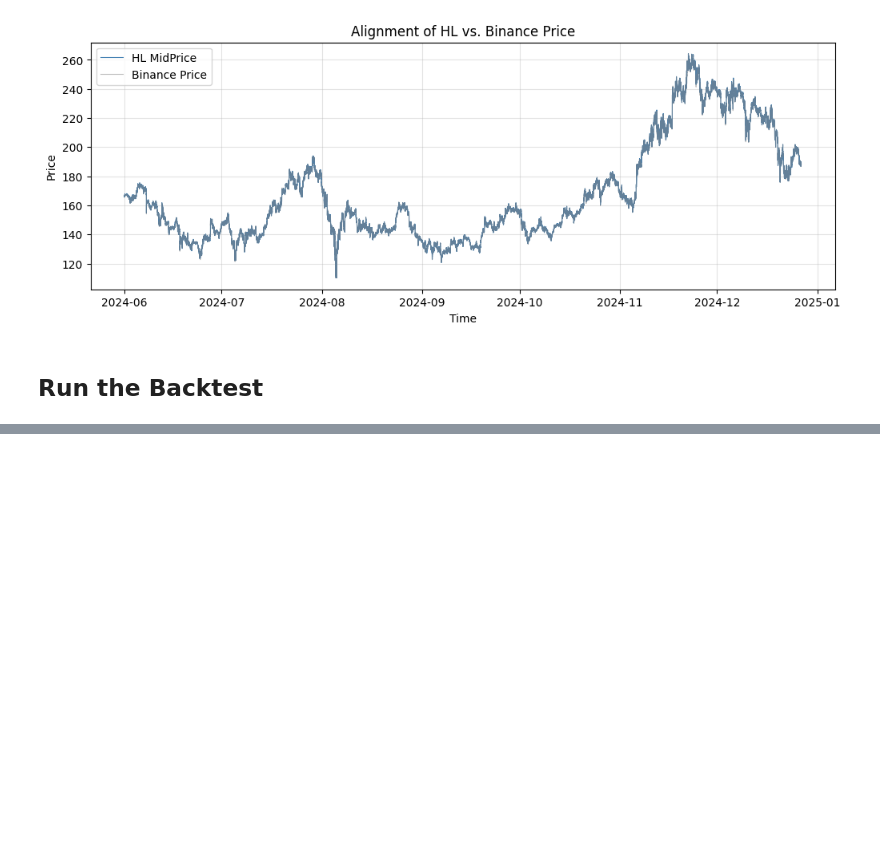
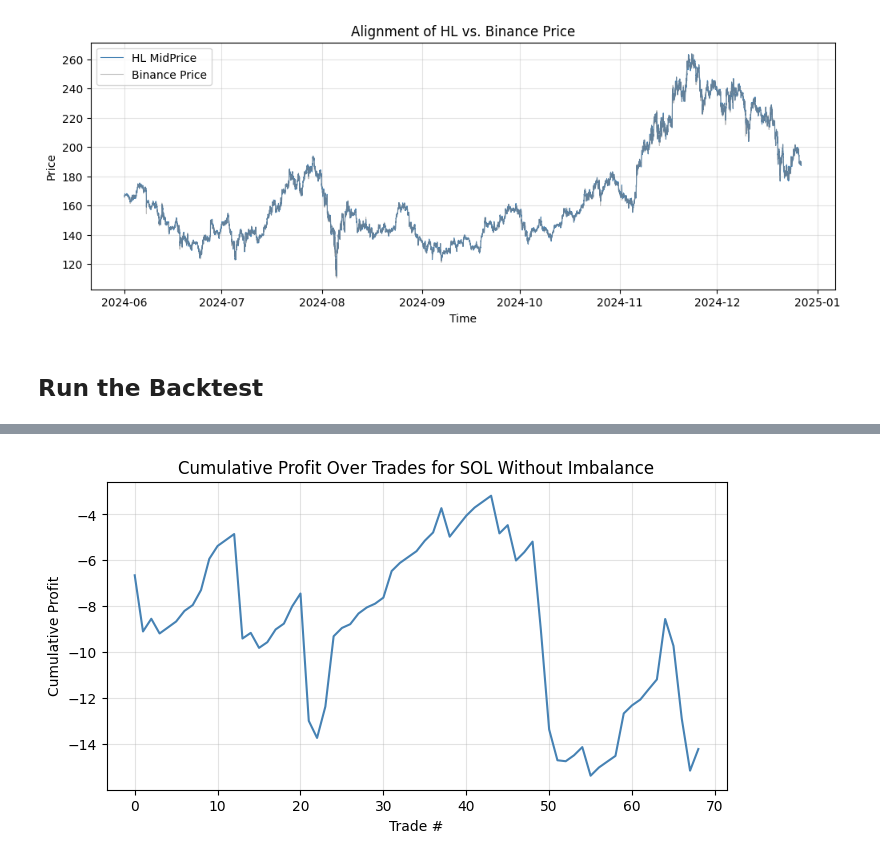
Before and after one commit to r0ffstyle/latency-arb, a Jupyter notebook: backtest_SOL.ipynb, the cells around one changed output, grey strips where cells are left out. Cells and saved outputs as stored; diff of their text form; code cells hidden in the pictures; blank space fills up the shorter version.

Commit message:
imbalance comparison

```diff
--- a/backtest_SOL.ipynb
+++ b/backtest_SOL.ipynb
@@ -631,0 +631,78 @@ Annualized Sharpe: 5.5850
+# %%
+if not sig_trades_aligned.empty and not hl_book_resampled.empty:
+    logging.info("Running backtest ...")
+
+    TAKER_FEE = 0.00003 # 0.00019
+    PROFIT_MULTIPLE = 5.0
+    CAPITAL = 10_000.0
+    logging.info(f"Running with Profit Multiple: {PROFIT_MULTIPLE} and Starting Capital: {CAPITAL}")
+    summary, results = backtest(
+        sig_trades_aligned,
+        hl_book_resampled,
+        taker_fee=TAKER_FEE,
+        profit_threshold_multiple=PROFIT_MULTIPLE,
+        capital=CAPITAL,
+        min_size=1.0,
+        max_size=10.0,
+        max_holding_period=600,
+        imb_threshold_long=1.0,
+        imb_threshold_short=-1.0
+    )
+    print("\nBacktest Summary:")
+    for k, v in summary.items():
+        if k == 'Win Rate':
+            print(f"{k}: {v:.2%}")
+        else:
+            print(f"{k}: {v:.4f}" if isinstance(v, float) else f"{k}: {v}")
+    # We store results in df_results to use in the next cell
+    if results:
+        df_results = pd.DataFrame(results)
+        df_results['cumulative_profit'] = df_results['profit'].cumsum()
+    else:
+        df_results = pd.DataFrame()
+else:
+    print("Insufficient data for backtest.")
+    summary = {}
+    df_results = pd.DataFrame()
+
+if 'df_results' in globals() and not df_results.empty:
+    # Calculate returns as a fraction of capital
+    capital = 10_000.0  # Your initial capital
+    df_results['return'] = df_results['profit'] / capital
+
+    # Calculate annualized Sharpe ratio
+    returns = df_results['return']
+    mean_return = returns.mean()
+    return_std = returns.std()
+    risk_free_rate = 0.0
+
+    if return_std > 0:
+        sharpe_ratio = (mean_return - risk_free_rate) / return_std
+        start_time = hl_book_resampled.index.min()
+        end_time = hl_book_resampled.index.max()
+        total_seconds = (end_time - start_time).total_seconds()
+        if total_seconds > 0:
+            trades_per_second = len(df_results) / total_seconds
+            trades_per_year = trades_per_second * 365 * 24 * 3600  # 365 days, 24/7
+            sharpe_annualized = sharpe_ratio * np.sqrt(trades_per_year)
+            print(f"\nTrades Per Week: {trades_per_second * 24 * 3600 * 7:.2f}")
+            print(f"Start Time: {start_time}\nEnd Time: {end_time}")
+        else:
+            sharpe_annualized = float('nan')
+    else:
+        sharpe_ratio = float('nan')
+        sharpe_annualized = float('nan')
+
+    print(f"\nAnnualized Sharpe: {sharpe_annualized:.4f}")
+
+    # Plot cumulative PnL
+    plt.figure(figsize=(8,4))
+    plt.plot(df_results.index, df_results['cumulative_profit'], color='steelblue')
+    plt.title(f"Cumulative Profit Over Trades for {SYMBOL} Without Imbalance")
+    plt.xlabel("Trade #")
+    plt.ylabel("Cumulative Profit")
+    plt.grid(alpha=0.35)
+    plt.show()
+else:
+    print("No results to plot or save.")
+# %% [output]
@@ -631,0 +723 @@ Annualized Sharpe: 5.5850
+[figure, added]
```
Also changed, not shown: parts of 10 cells of this notebook.
